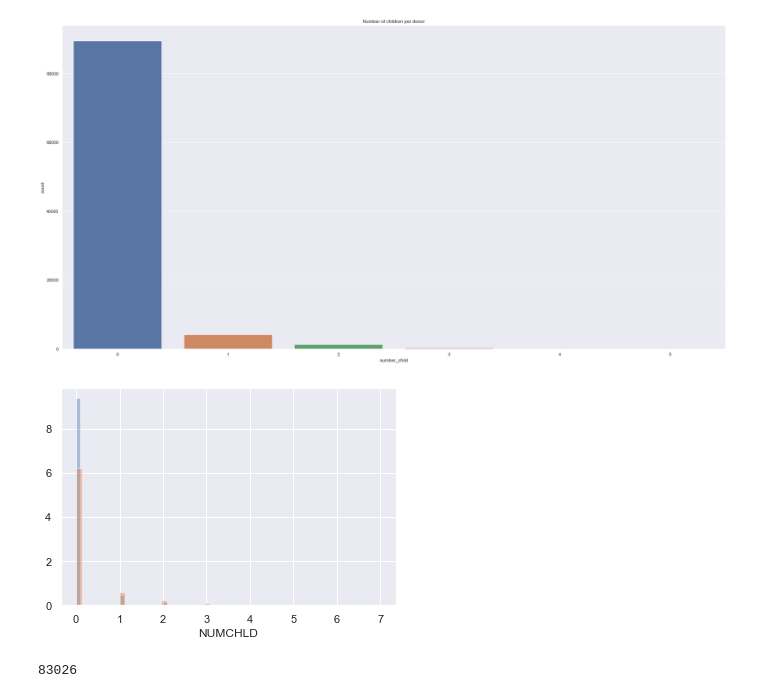
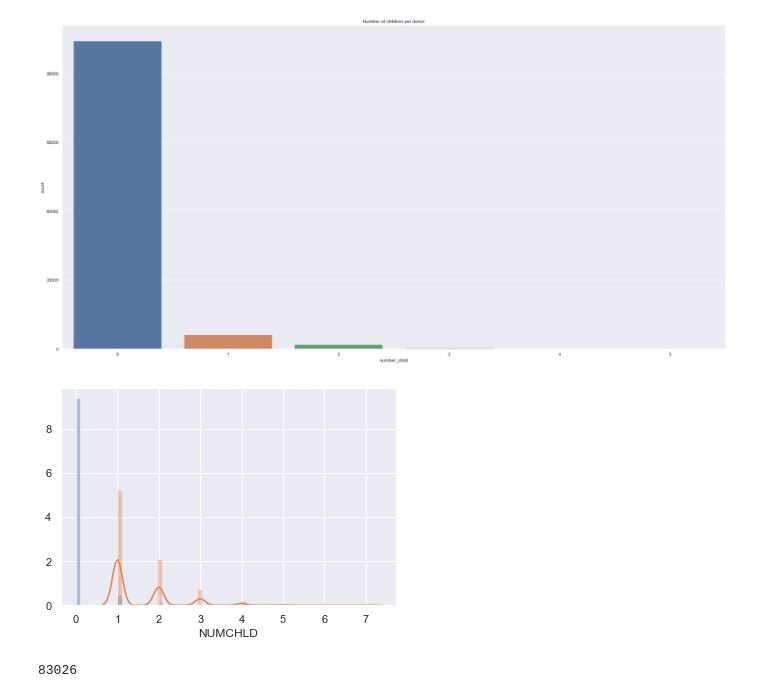
Before and after one commit to Beatriz-GFPereira/Data-Mining-Project, a Jupyter notebook: Marta_DataMining.ipynb, the cells around one changed output. Drawn from its saved outputs; the diff is of its cells as text; code cells hidden in the pictures.

```diff
--- a/Marta_DataMining.ipynb
+++ b/Marta_DataMining.ipynb
@@ -239,10 +238,10 @@ plt.show()
 # %%
 sns.distplot(my_project["number_child"])
 sns.distplot(my_project["NUMCHLD"])
-pl
+
 plt.show()
 # %% [output]
-[figure, old version]
+[figure, new version]
 # %%
 #This is the number of missing values in NUMCHLD which can be considered like zeros because this value doesn't exist under this column
 my_project["NUMCHLD"].isin([None]).sum(axis=0)
```
Also changed, not shown: parts of 20 cells of this notebook.
